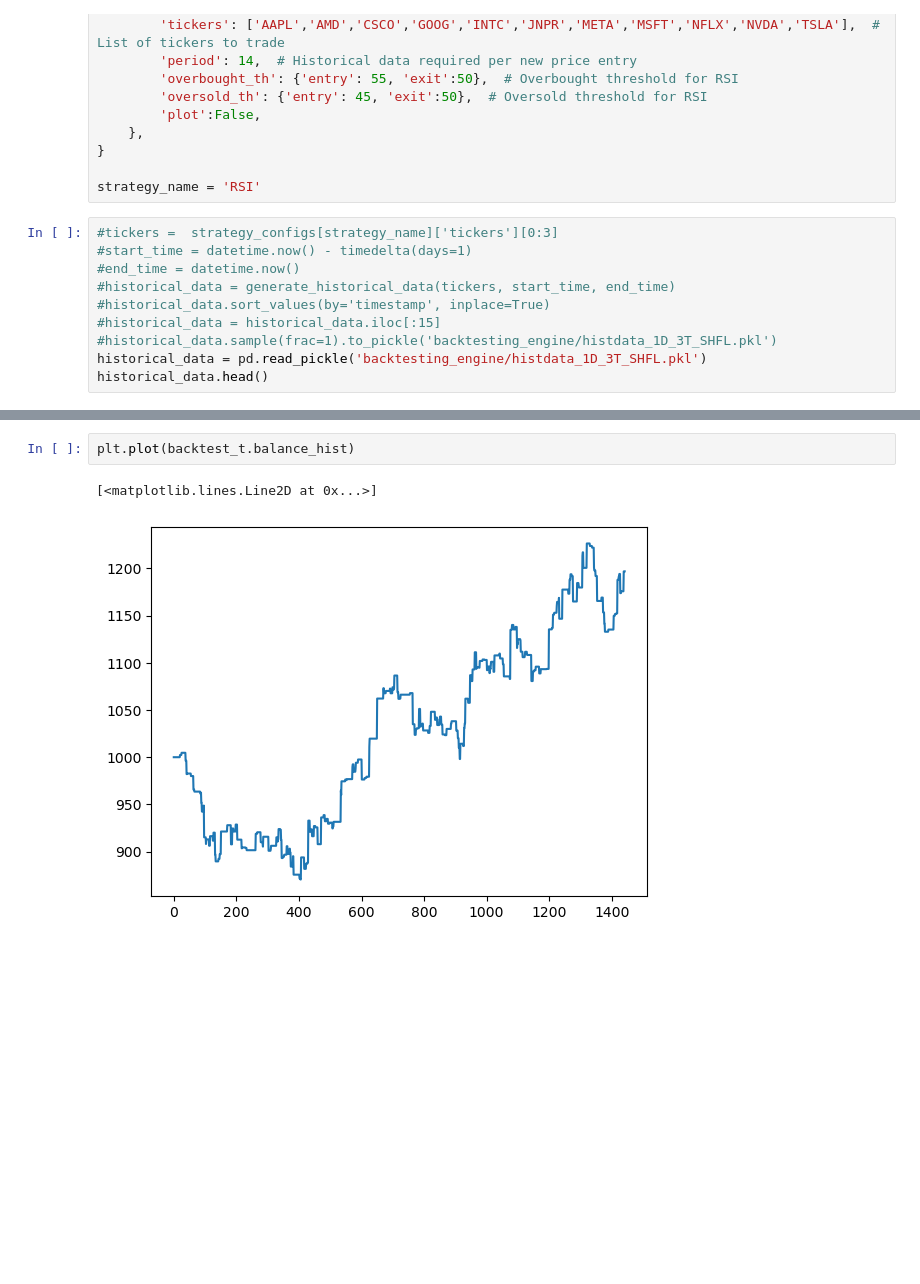
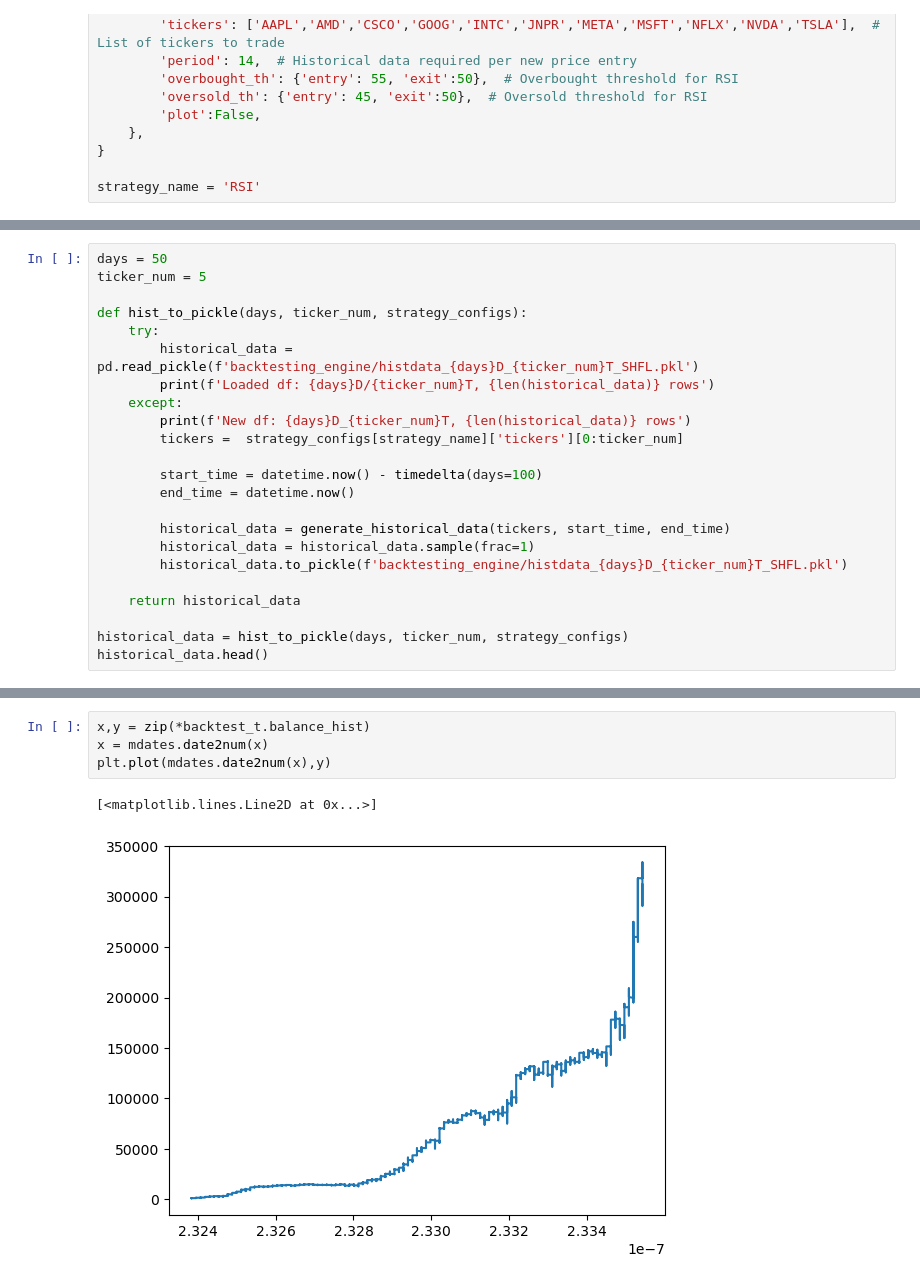
Before and after one commit to manosathya/AlgoTrading, a Jupyter notebook: Trading/backtest_trials.ipynb, the cells around one changed output, grey strips where cells are left out. Saved outputs shown, nothing was run; the diff lists cells and outputs as text; blank space fills up the shorter version.

```diff
--- a/Trading/backtest_trials.ipynb
+++ b/Trading/backtest_trials.ipynb
@@ -22,13 +22,3 @@ strategy_configs = {
 }
 
 strategy_name = 'RSI'
-# %%
-#tickers =  strategy_configs[strategy_name]['tickers'][0:3]
-#start_time = datetime.now() - timedelta(days=1)
-#end_time = datetime.now()
-#historical_data = generate_historical_data(tickers, start_time, end_time)
-#historical_data.sort_values(by='timestamp', inplace=True)
-#historical_data = historical_data.iloc[:15]
-#historical_data.sample(frac=1).to_pickle('backtesting_engine/histdata_1D_3T_SHFL.pkl')
-historical_data = pd.read_pickle('backtesting_engine/histdata_1D_3T_SHFL.pkl')
-historical_data.head()
@@ -41,0 +25,23 @@ historical_data.head()
+# %%
+days = 50
+ticker_num = 5
+
+def hist_to_pickle(days, ticker_num, strategy_configs):
+    try:
+        historical_data = pd.read_pickle(f'backtesting_engine/histdata_{days}D_{ticker_num}T_SHFL.pkl')
+        print(f'Loaded df: {days}D/{ticker_num}T, {len(historical_data)} rows')
+    except:
+        print(f'New df: {days}D_{ticker_num}T, {len(historical_data)} rows')
+        tickers =  strategy_configs[strategy_name]['tickers'][0:ticker_num]
+
+        start_time = datetime.now() - timedelta(days=100)
+        end_time = datetime.now()
+
+        historical_data = generate_historical_data(tickers, start_time, end_time)
+        historical_data = historical_data.sample(frac=1)
+        historical_data.to_pickle(f'backtesting_engine/histdata_{days}D_{ticker_num}T_SHFL.pkl')
+
+    return historical_data
+
+historical_data = hist_to_pickle(days, ticker_num, strategy_configs)
+historical_data.head()
@@ -111,5 +158,7 @@ plt.plot(backtest.balance_hist)
 # %%
-plt.plot(backtest_t.balance_hist)
+x,y = zip(*backtest_t.balance_hist)
+x = mdates.date2num(x)
+plt.plot(mdates.date2num(x),y)
 # %% [output]
 [<matplotlib.lines.Line2D at 0x...>]
-[figure, old version]
+[figure, new version]
```
Also changed, not shown: parts of 9 cells of this notebook, 5 other files.
